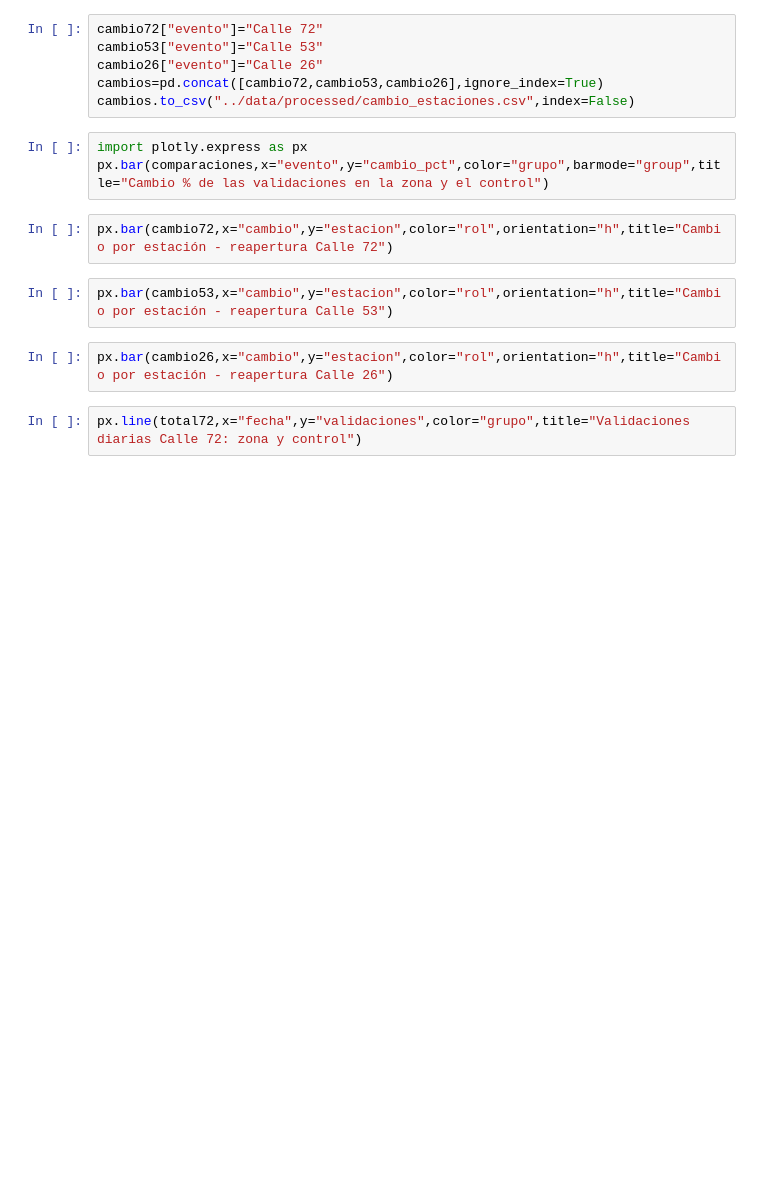
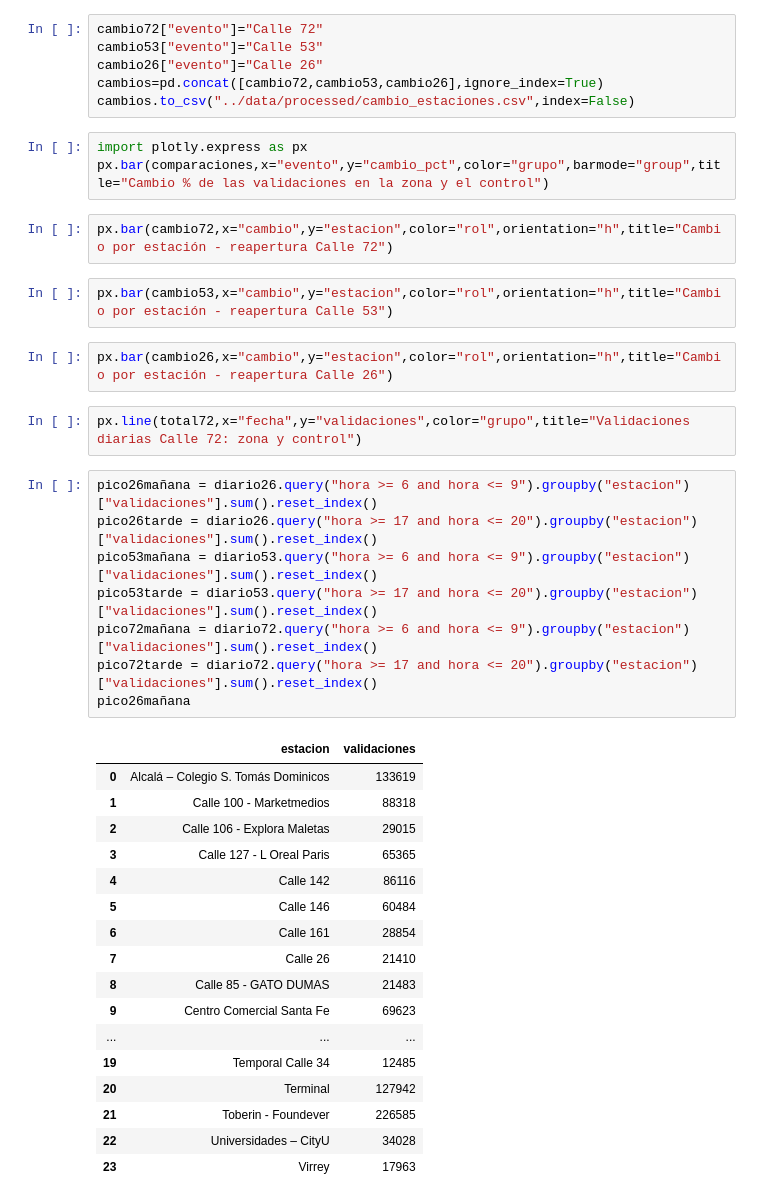
Before and after one commit to Sebast68h/Proyecto2-Transmilenio, a Jupyter notebook: NOOTEBOOKS/03_analisis.ipynb, the cells around one changed output. Cells and saved outputs as stored; diff of their text form; blank space fills up the shorter version.

```diff
--- a/NOOTEBOOKS/03_analisis.ipynb
+++ b/NOOTEBOOKS/03_analisis.ipynb
@@ -390,3 +390,29 @@ px.bar(cambio53,x="cambio",y="estacion",color="rol",orientation="h",title="Cambi
 px.bar(cambio26,x="cambio",y="estacion",color="rol",orientation="h",title="Cambio por estación - reapertura Calle 26")
 # %%
 px.line(total72,x="fecha",y="validaciones",color="grupo",title="Validaciones diarias Calle 72: zona y control")
+# %%
+pico26mañana = diario26.query("hora >= 6 and hora <= 9").groupby("estacion")["validaciones"].sum().reset_index()
+pico26tarde = diario26.query("hora >= 17 and hora <= 20").groupby("estacion")["validaciones"].sum().reset_index()
+pico53mañana = diario53.query("hora >= 6 and hora <= 9").groupby("estacion")["validaciones"].sum().reset_index()
+pico53tarde = diario53.query("hora >= 17 and hora <= 20").groupby("estacion")["validaciones"].sum().reset_index()
+pico72mañana = diario72.query("hora >= 6 and hora <= 9").groupby("estacion")["validaciones"].sum().reset_index()
+pico72tarde = diario72.query("hora >= 17 and hora <= 20").groupby("estacion")["validaciones"].sum().reset_index()
+pico26mañana
+# %% [output]
+|  | estacion | validaciones |
+| 0 | Alcalá – Colegio S. Tomás Dominicos | 133619 |
+| 1 | Calle 100 - Marketmedios | 88318 |
+| 2 | Calle 106 - Explora Maletas | 29015 |
+| 3 | Calle 127 - L Oreal Paris | 65365 |
+| 4 | Calle 142 | 86116 |
+| 5 | Calle 146 | 60484 |
+| 6 | Calle 161 | 28854 |
+| 7 | Calle 26 | 21410 |
+| 8 | Calle 85 - GATO DUMAS | 21483 |
+| 9 | Centro Comercial Santa Fe | 69623 |
+| ... | ... | ... |
+| 19 | Temporal Calle 34 | 12485 |
+| 20 | Terminal | 127942 |
+| 21 | Toberin - Foundever | 226585 |
+| 22 | Universidades – CityU | 34028 |
+| 23 | Virrey | 17963 |
```
Also changed, not shown: parts of 5 cells of this notebook.
